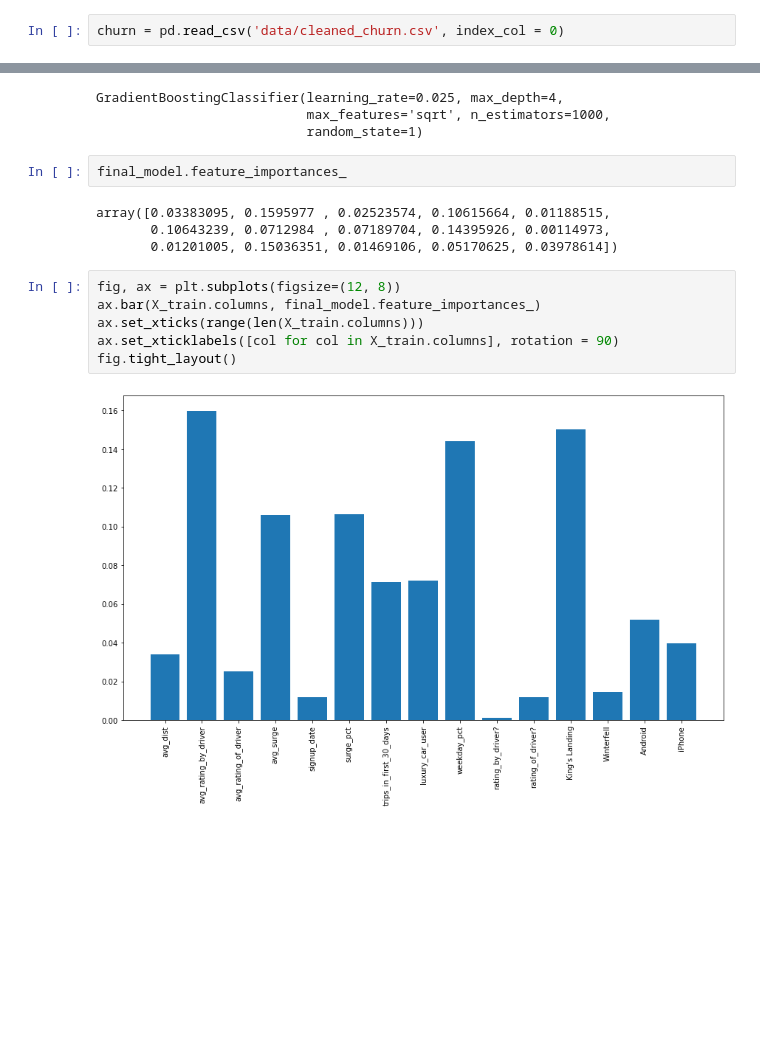
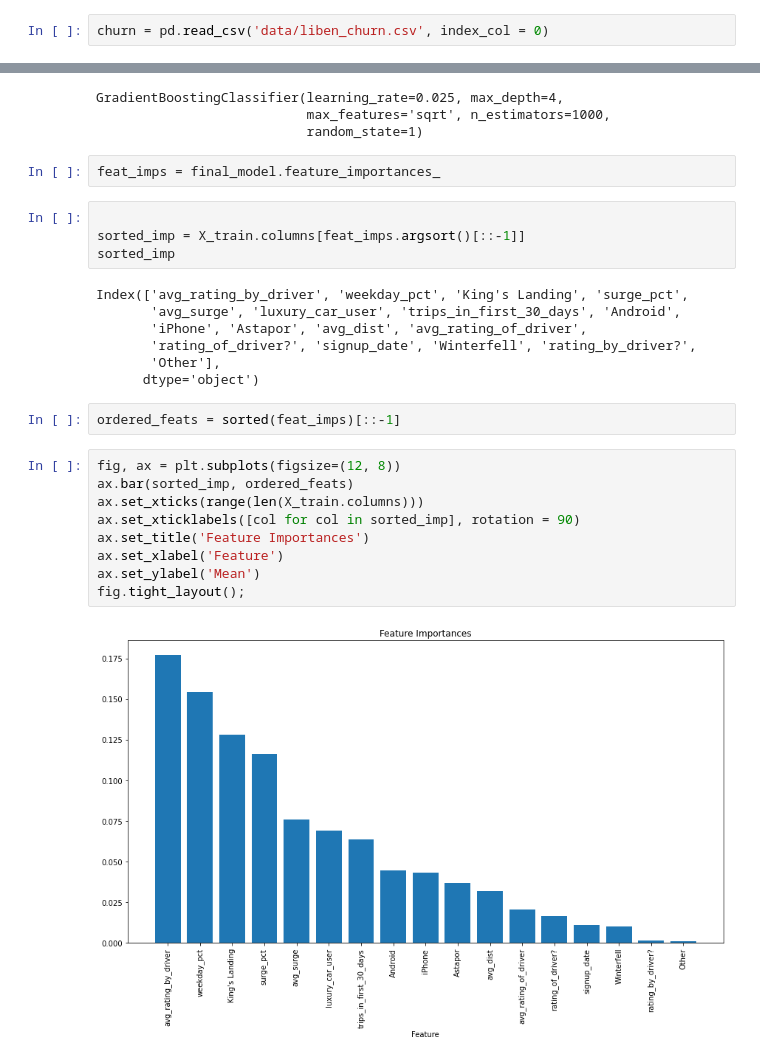
Before and after one commit to Cynz300/supervised-learning-case-study, a Jupyter notebook: ss_modeling.ipynb, the cells around one changed output, grey strips where cells are left out. Saved outputs shown, nothing was run; the diff lists cells and outputs as text; blank space fills up the shorter version.

Commit message:
importance graph

```diff
--- a/ss_modeling.ipynb
+++ b/ss_modeling.ipynb
@@ -10,7 +10,7 @@ import matplotlib.pyplot as plt
 
 %matplotlib inline
 # %%
-churn = pd.read_csv('data/cleaned_churn.csv', index_col = 0)
+churn = pd.read_csv('data/liben_churn.csv', index_col = 0)
 # %%
 churn['last_trip_date'] = pd.to_datetime(churn['last_trip_date'])
 churn['signup_date'] = pd.to_datetime(churn['signup_date'])
@@ -126,17 +126,29 @@ final_model.fit(X_train, y_train)
 GradientBoostingClassifier(learning_rate=0.025, max_depth=4,
                            max_features='sqrt', n_estimators=1000,
                            random_state=1)
-# %%
-final_model.feature_importances_
-# %% [output]
-array([0.03383095, 0.1595977 , 0.02523574, 0.10615664, 0.01188515,
-       0.10643239, 0.0712984 , 0.07189704, 0.14395926, 0.00114973,
-       0.01201005, 0.15036351, 0.01469106, 0.05170625, 0.03978614])
+# %%
+feat_imps = final_model.feature_importances_
+# %%
+
+sorted_imp = X_train.columns[feat_imps.argsort()[::-1]]
+sorted_imp
+# %% [output]
+Index(['avg_rating_by_driver', 'weekday_pct', 'King's Landing', 'surge_pct',
+       'avg_surge', 'luxury_car_user', 'trips_in_first_30_days', 'Android',
+       'iPhone', 'Astapor', 'avg_dist', 'avg_rating_of_driver',
+       'rating_of_driver?', 'signup_date', 'Winterfell', 'rating_by_driver?',
+       'Other'],
+      dtype='object')
+# %%
+ordered_feats = sorted(feat_imps)[::-1]
 # %%
 fig, ax = plt.subplots(figsize=(12, 8))
-ax.bar(X_train.columns, final_model.feature_importances_)
+ax.bar(sorted_imp, ordered_feats)
 ax.set_xticks(range(len(X_train.columns)))
-ax.set_xticklabels([col for col in X_train.columns], rotation = 90)
-fig.tight_layout()
+ax.set_xticklabels([col for col in sorted_imp], rotation = 90)
+ax.set_title('Feature Importances')
+ax.set_xlabel('Feature')
+ax.set_ylabel('Mean')
+fig.tight_layout();
 # %% [output]
-[figure, old version]
+[figure, new version]
```
Also changed, not shown: 1 other file.
